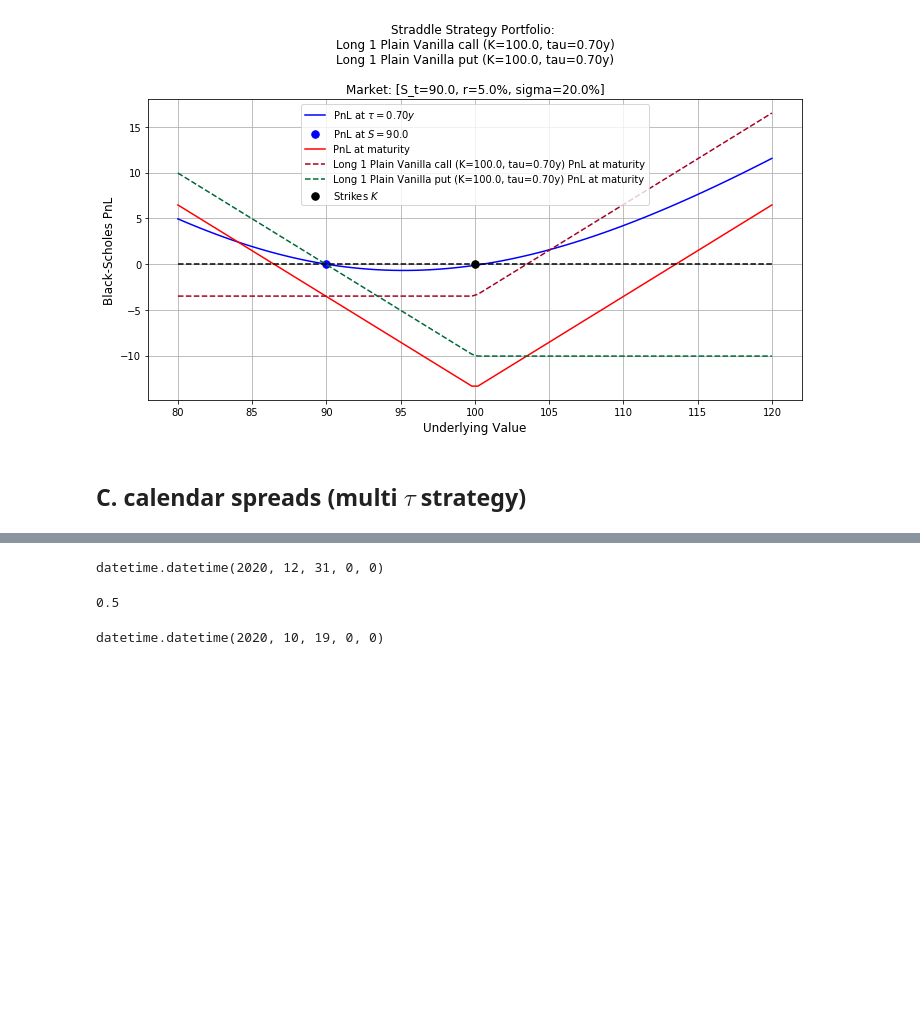
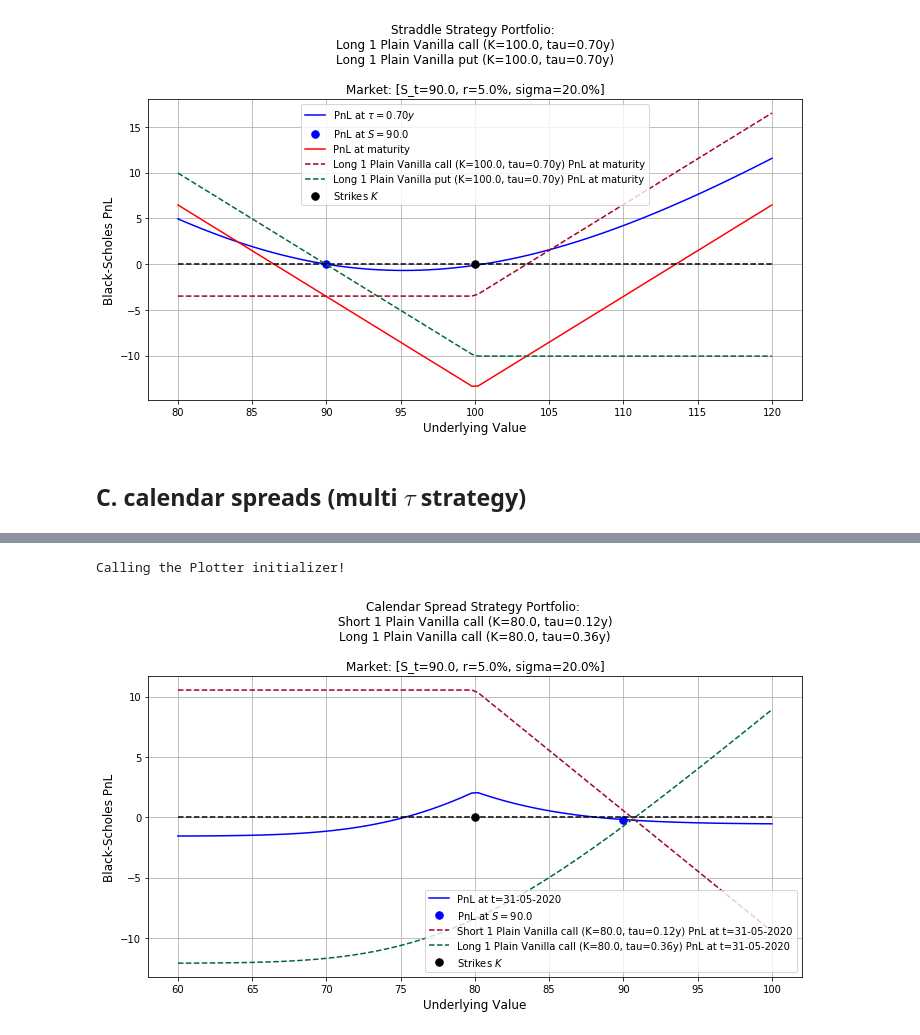
Before and after one commit to gabrielepompa88/IT-For-Business-And-Finance-2019-20, a Jupyter notebook: Notebooks/Derivatives_Analytics___Objects_Composition.ipynb, the cells around one changed output, grey strips where cells are left out. Saved outputs shown, nothing was run; the diff lists cells and outputs as text; code cells hidden in the pictures; blank space fills up the shorter version.

```diff
--- a/Notebooks/Derivatives_Analytics___Objects_Composition.ipynb
+++ b/Notebooks/Derivatives_Analytics___Objects_Composition.ipynb
@@ -3246,5 +3169,5 @@ caso Calendar Spread
 # %%
-Vanilla_Call_short_term = PlainVanillaOption(market_env, K=100, T="31-05-2020")
+Vanilla_Call_short_term = PlainVanillaOption(market_env, T=T_short_term, K = market_env.get_S()-10)
 Vanilla_Call_short_term
 # %% [output]
 Initializing the EuropeanOption!
@@ -3252,5 +3175,5 @@ PlainVanillaOption('call', S_t=90.0, K=100.0, t=19-04-2020, T=31-05-2020, tau=0.
 # %%
-Vanilla_Call_long_term = PlainVanillaOption(market_env, K=100, T="31-10-2020")
+Vanilla_Call_long_term = PlainVanillaOption(market_env, T=T_long_term, K = market_env.get_S()-10)
 Vanilla_Call_long_term
 # %% [output]
 Initializing the EuropeanOption!
@@ -3258,6 +3181,6 @@ PlainVanillaOption('call', S_t=90.0, K=100.0, t=19-04-2020, T=31-10-2020, tau=0.
 # %%
-ptf_calendar_spread = Portfolio()
-ptf_calendar_spread.add_instrument(Vanilla_Call_short_term, -1)
-ptf_calendar_spread.add_instrument(Vanilla_Call_long_term, 1)
-ptf_calendar_spread
+calendar_spread_ptf = Portfolio(name="Calendar Spread Strategy")
+calendar_spread_ptf.add_instrument(Vanilla_Call_short_term, -1)
+calendar_spread_ptf.add_instrument(Vanilla_Call_long_term, 1)
+calendar_spread_ptf
 # %% [output]
@@ -3702,4 +3189,0 @@ Vanilla_Call.get_tau()
-# %%
-Vanilla_Call.get_T()
-# %% [output]
-datetime.datetime(2020, 12, 31, 0, 0)
@@ -3708,8 +3190,8 @@ Vanilla_Call.set_tau(0.5)
-# %%
-Vanilla_Call.get_tau()
-# %% [output]
-0.5
-# %%
-Vanilla_Call.get_T()
-# %% [output]
-datetime.datetime(2020, 10, 19, 0, 0)
+# %%
+calendar_spread_ptf_plotter = PortfolioPlotter(calendar_spread_ptf)
+# %% [output]
+Calling the Plotter initializer!
+# %%
+calendar_spread_ptf_plotter.plot_t(valuation_date=T_short_term, method_name="PnL", plot_single_instruments=True)
+# %% [output]
+[figure, added]
```
Also changed, not shown: parts of 47 cells of this notebook.
